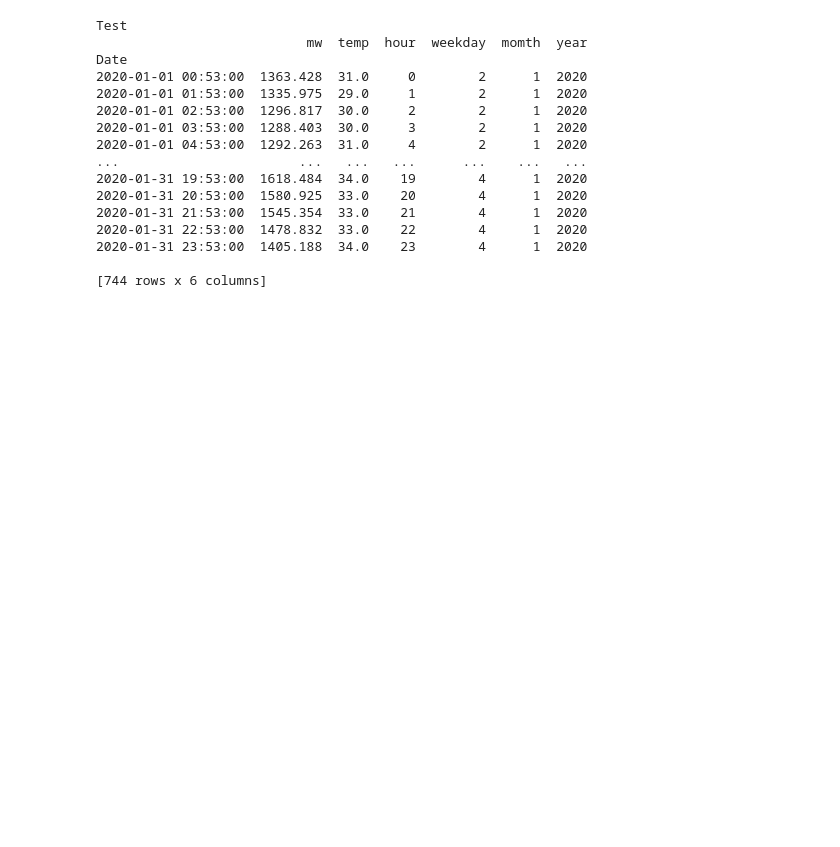
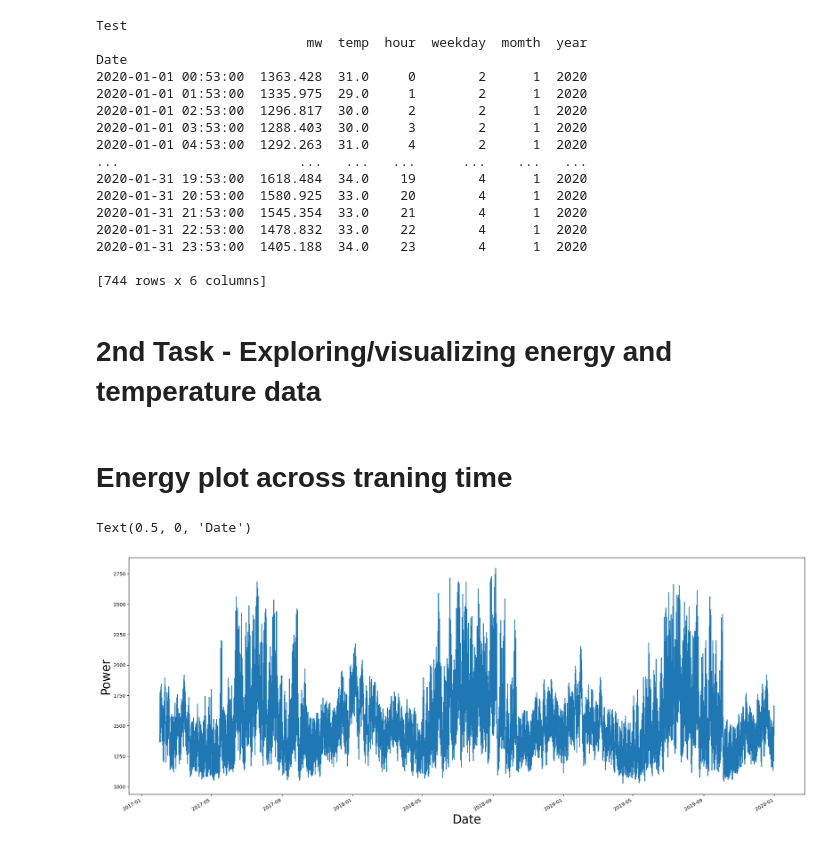
Before and after one commit to mkartheekraj/TimeSeries_Forecasting-Python, a Jupyter notebook: 1st_Project_Energy_Prediction.ipynb, the cells around one changed output. Saved outputs shown, nothing was run; the diff lists cells and outputs as text; code cells hidden in the pictures; blank space fills up the shorter version.

Commit message:
plotting the energy vs time

```diff
--- a/1st_Project_Energy_Prediction.ipynb
+++ b/1st_Project_Energy_Prediction.ipynb
@@ -245,3 +245,14 @@ Date
 2020-01-31 23:53:00  1405.188  34.0    23        4      1  2020
 
 [744 rows x 6 columns]
+# %% [markdown]
+# 2nd Task - Exploring/visualizing energy and temperature data
+# %% [markdown]
+# Energy plot across traning time
+# %%
+df_train.mw.plot(figsize=(25,10))
+plt.ylabel('Power',size=25)
+plt.xlabel('Date',size=25)
+# %% [output]
+Text(0.5, 0, 'Date')
+[figure, added]
```
Also changed, not shown: parts of 10 cells of this notebook.
